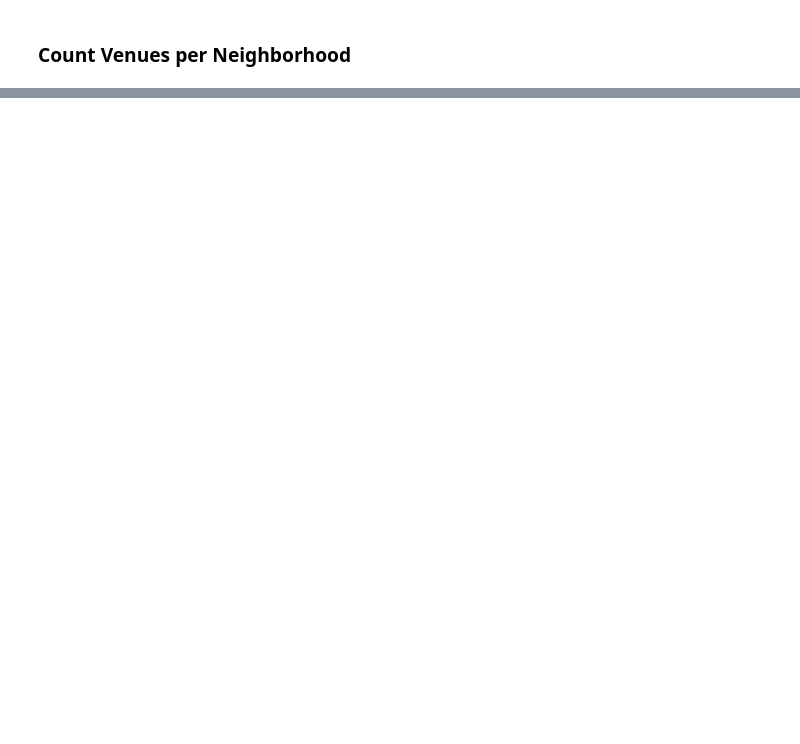
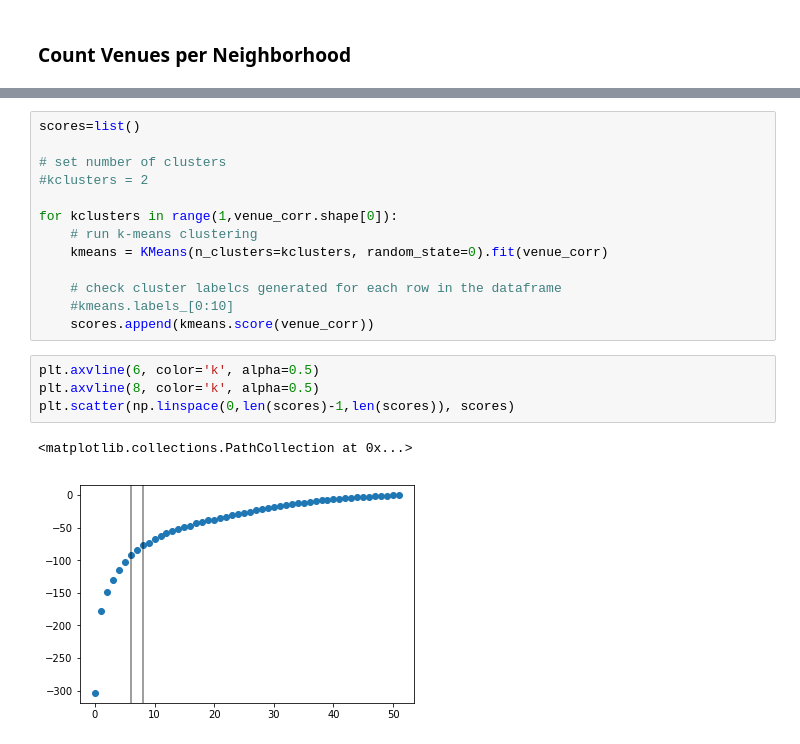
Before and after one commit to BardiyaB/Coursera_Capstone, a Jupyter notebook: capstone_project-week4.ipynb, the cells around one changed output, grey strips where cells are left out. Saved outputs shown, nothing was run; the diff lists cells and outputs as text; blank space fills up the shorter version.

```diff
--- a/capstone_project-week4.ipynb
+++ b/capstone_project-week4.ipynb
@@ -499,0 +267,20 @@ toronto_merged.loc[toronto_merged['Cluster Labels'] == i, toronto_merged.columns
+# %%
+scores=list()
+
+# set number of clusters
+#kclusters = 2
+
+for kclusters in range(1,venue_corr.shape[0]):
+    # run k-means clustering
+    kmeans = KMeans(n_clusters=kclusters, random_state=0).fit(venue_corr)
+
+    # check cluster labelcs generated for each row in the dataframe
+    #kmeans.labels_[0:10]
+    scores.append(kmeans.score(venue_corr))
+# %%
+plt.axvline(6, color='k', alpha=0.5)
+plt.axvline(8, color='k', alpha=0.5)
+plt.scatter(np.linspace(0,len(scores)-1,len(scores)), scores)
+# %% [output]
+<matplotlib.collections.PathCollection at 0x...>
+[figure, added]
```
Also changed, not shown: parts of 97 cells of this notebook, 1 other file.
